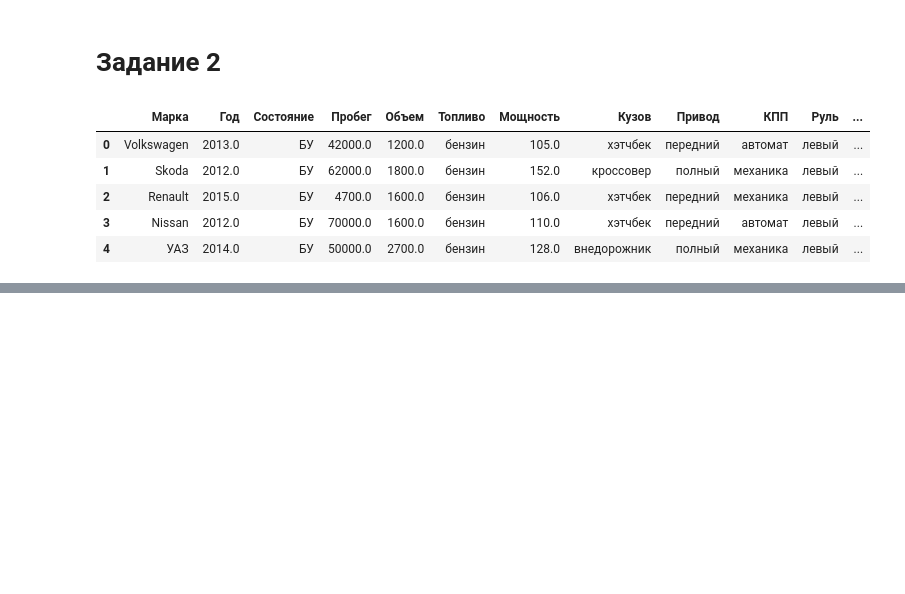
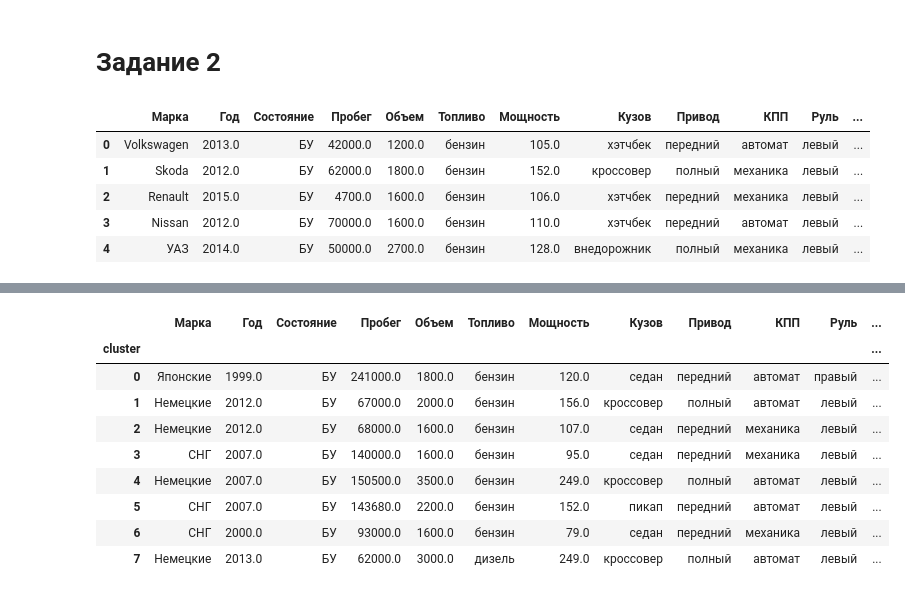
Before and after one commit to BossOfTheCode/ml, a Jupyter notebook: cluster.ipynb, the cells around one changed output, grey strips where cells are left out. Drawn from its saved outputs; the diff is of its cells as text; code cells hidden in the pictures; blank space fills up the shorter version.

```diff
--- a/cluster.ipynb
+++ b/cluster.ipynb
@@ -82,0 +218,30 @@ df.head()
+# %%
+prep_data = ct.fit_transform(df).toarray()
+# %%
+km = KMeans(n_clusters=8)
+clusters = km.fit_predict(prep_data)
+df['cluster'] = clusters
+# %%
+prep_df = df.copy(deep=True)
+labels = []
+for feature in categorial_df:
+  le = LabelEncoder()
+  prep_df[feature] = le.fit_transform(df[feature])
+  labels.append({i : f for i, f in enumerate(le.classes_.tolist())})
+# %%
+result = prep_df.groupby(by="cluster").median()
+for feature, dictionary in zip(categorial_df, labels):
+    result[feature] = result[feature].map(dictionary)
+# %%
+result
+# %% [output]
+|  | Марка | Год | Состояние | Пробег | Объем | Топливо | Мощность | Кузов | Привод | КПП | Руль | ... |
+| cluster |  |  |  |  |  |  |  |  |  |  |  | ... |
+| 0 | Японские | 1999.0 | БУ | 241000.0 | 1800.0 | бензин | 120.0 | седан | передний | автомат | правый | ... |
+| 1 | Немецкие | 2012.0 | БУ | 67000.0 | 2000.0 | бензин | 156.0 | кроссовер | полный | автомат | левый | ... |
+| 2 | Немецкие | 2012.0 | БУ | 68000.0 | 1600.0 | бензин | 107.0 | седан | передний | механика | левый | ... |
+| 3 | СНГ | 2007.0 | БУ | 140000.0 | 1600.0 | бензин | 95.0 | седан | передний | механика | левый | ... |
+| 4 | Немецкие | 2007.0 | БУ | 150500.0 | 3500.0 | бензин | 249.0 | кроссовер | полный | автомат | левый | ... |
+| 5 | СНГ | 2007.0 | БУ | 143680.0 | 2200.0 | бензин | 152.0 | пикап | передний | автомат | левый | ... |
+| 6 | СНГ | 2000.0 | БУ | 93000.0 | 1600.0 | бензин | 79.0 | седан | передний | механика | левый | ... |
+| 7 | Немецкие | 2013.0 | БУ | 62000.0 | 3000.0 | дизель | 249.0 | кроссовер | полный | автомат | левый | ... |
```
Also changed, not shown: parts of 14 cells of this notebook.
